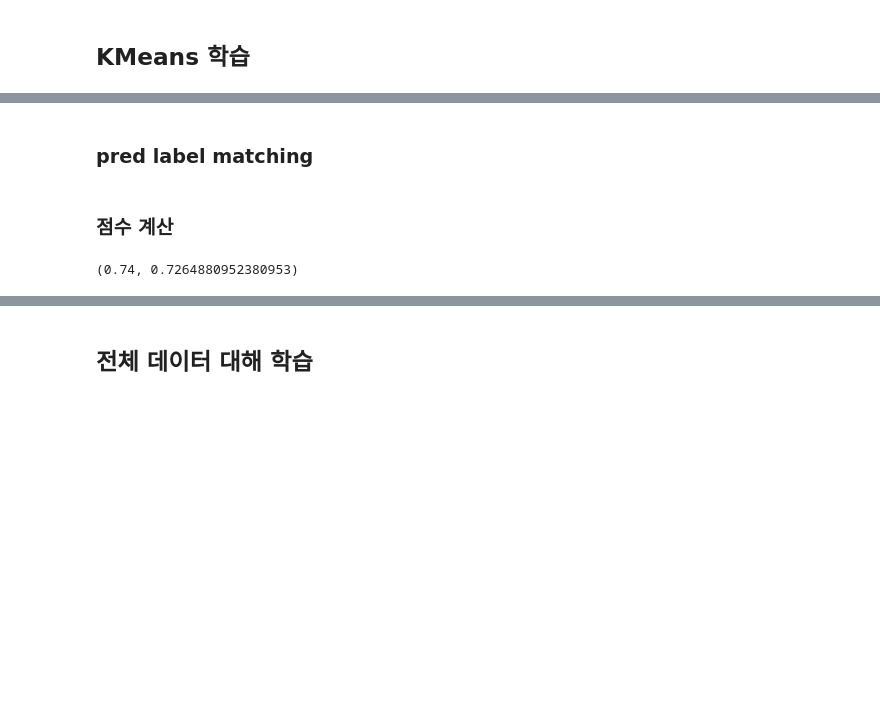
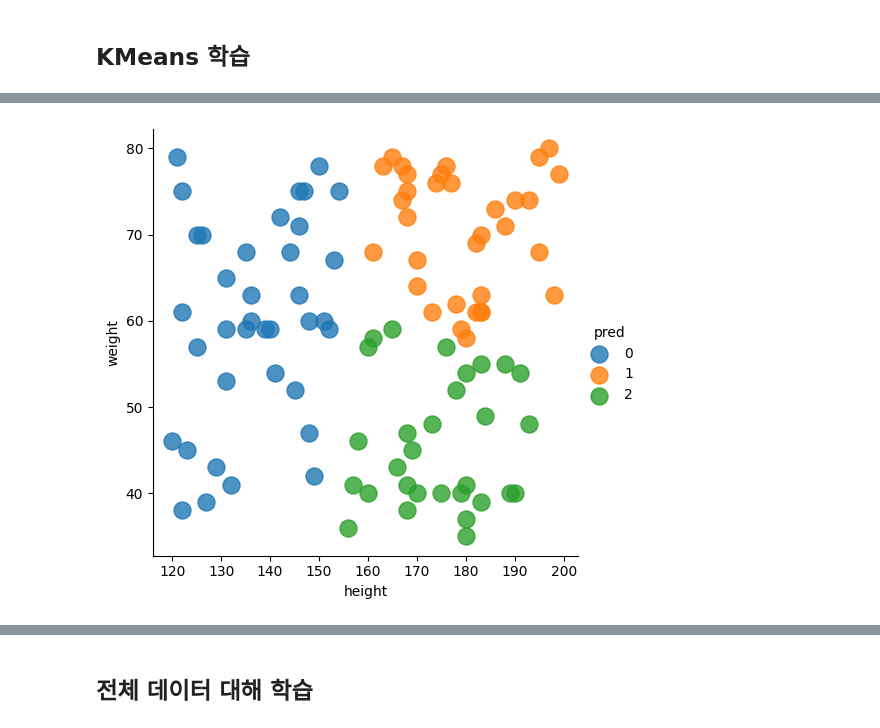
Before and after one commit to tooha289/AI_Example, a Jupyter notebook: bmi.ipynb, the cells around one changed output, grey strips where cells are left out. Saved outputs shown, nothing was run; the diff lists cells and outputs as text; code cells hidden in the pictures; blank space fills up the shorter version.

```diff
--- a/bmi.ipynb
+++ b/bmi.ipynb
@@ -143,2 +150,0 @@ bmi.head(30)
-# %% [markdown]
-### pred label matching
@@ -149,11 +151,8 @@ bmi.loc[:, 'pred'] = bmi['pred'].apply(lambda x: obesity[x])
-# %% [markdown]
-### 점수 계산
-# %%
-acc_score = accuracy_score(bmi['label'], bmi['pred'])
-f1score = f1_score(bmi['label'], bmi['pred'], average='macro')
-acc_score, f1score
-# %% [output]
-(0.74, 0.7264880952380953)
+# %%
+sns.lmplot(x='height', y='weight', hue="pred", data=bmi, fit_reg=False, scatter_kws={"s": 150})
+plt.show()
+# %% [output]
+[figure, added]
 # %%
 plt.scatter(data=bmi, x='height', y='weight', c='pred')
 plt.xlabel("Height")
```
Also changed, not shown: parts of 19 cells of this notebook, 3 other files.
